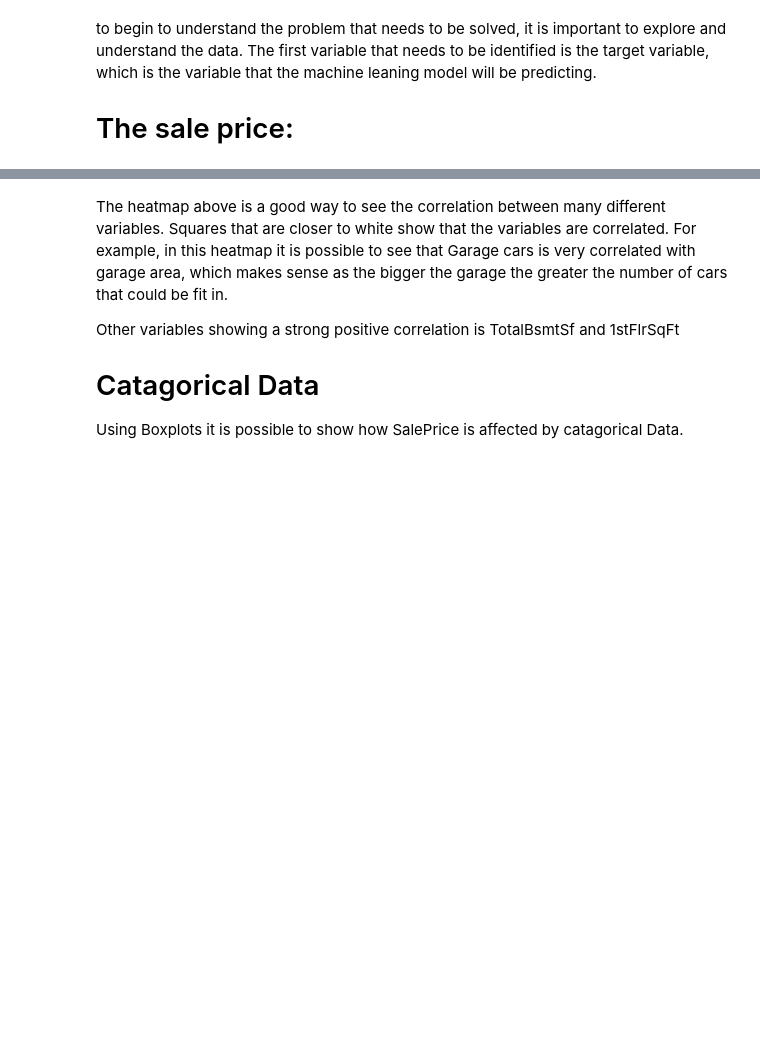
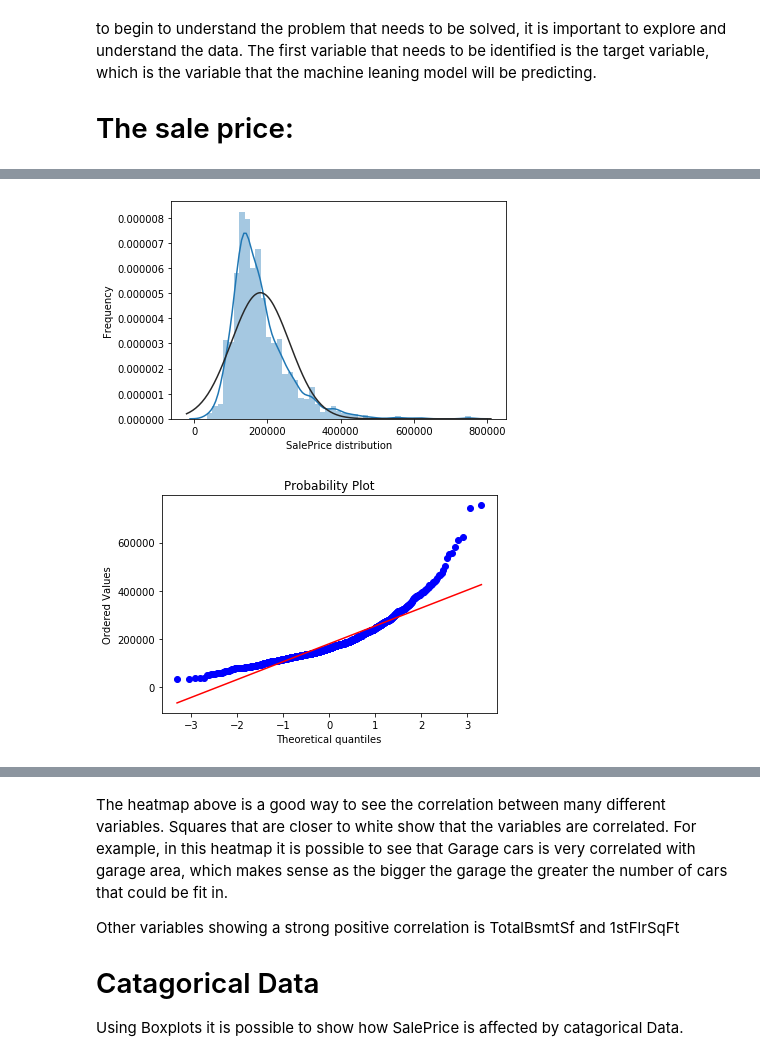
Before and after one commit to Team43GitHub/House-Prices-project, a Jupyter notebook: TeamChallenge.ipynb, the cells around one changed output, grey strips where cells are left out. Cells and saved outputs as stored; diff of their text form; code cells hidden in the pictures; blank space fills up the shorter version.

```diff
--- a/TeamChallenge.ipynb
+++ b/TeamChallenge.ipynb
@@ -71,15 +123,18 @@ The description of the sales price column lists some important facts, such as th
 # %%
 sns.distplot(train_dataset['SalePrice'], fit=norm);
 
-(mu, sigma) = norm.fit(train_dataset['SalePrice'])
+#(mu, sigma) = norm.fit(train_dataset['SalePrice'])
 
-plt.legend(['Norm dist. ($\mu=$ {:2f} and $\sigma=$ {:2f})'.format(mu, sigma)], loc='best')
+#plt.legend(['Norm dist. ($\mu=$ {:2f} and $\sigma=$ {:2f})'.format(mu, sigma)], loc='best')
 plt.ylabel('Frequency')
 plt.xlabel('SalePrice distribution')
 
 fig = plt.figure()
 res = stats.probplot(train_dataset['SalePrice'], plot=plt)
 plt.show()
+# %% [output]
+[figure, added]
+[figure, added]
 # %% [markdown]
 # Types of Variables
 
```
Also changed, not shown: parts of 56 cells of this notebook.
